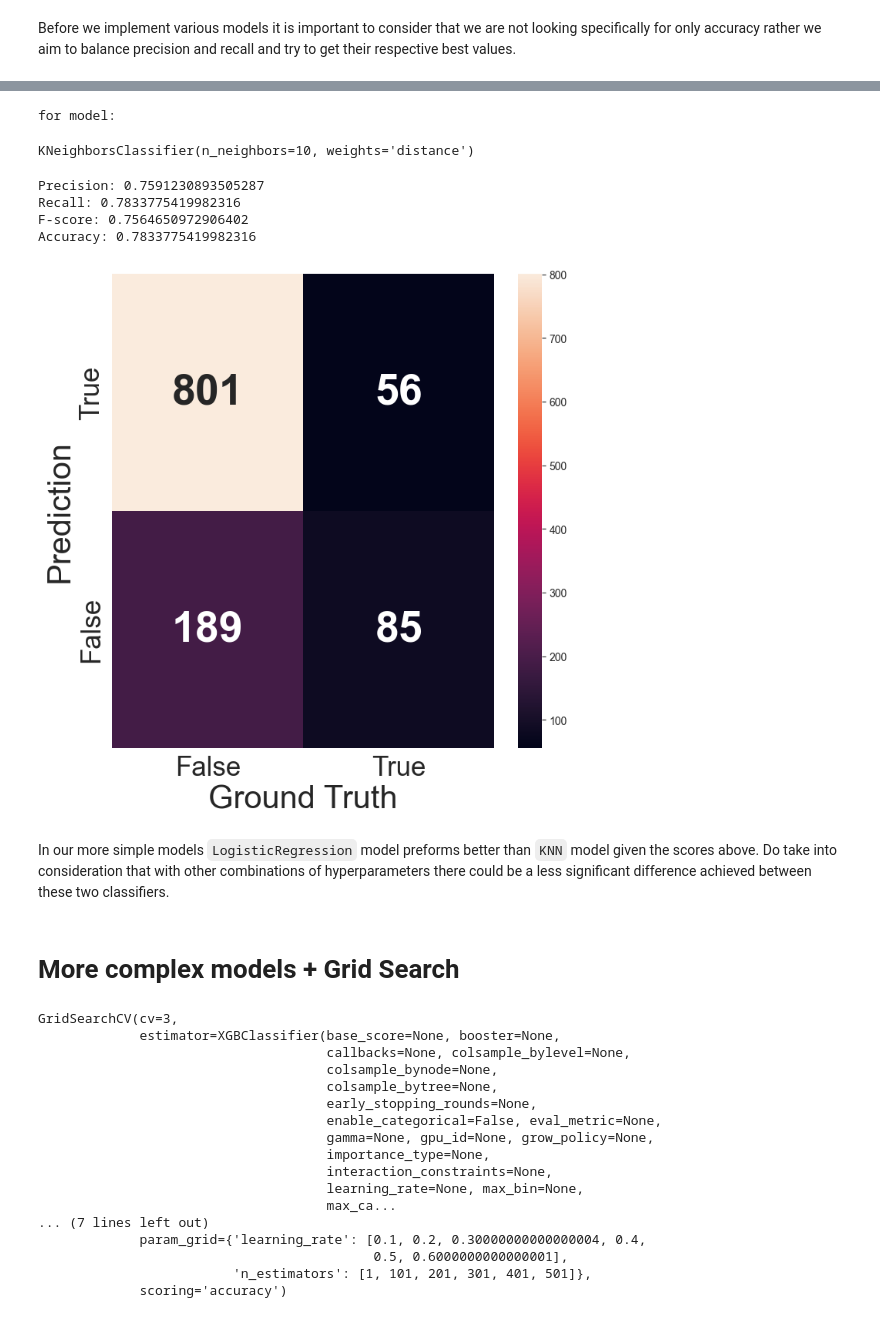
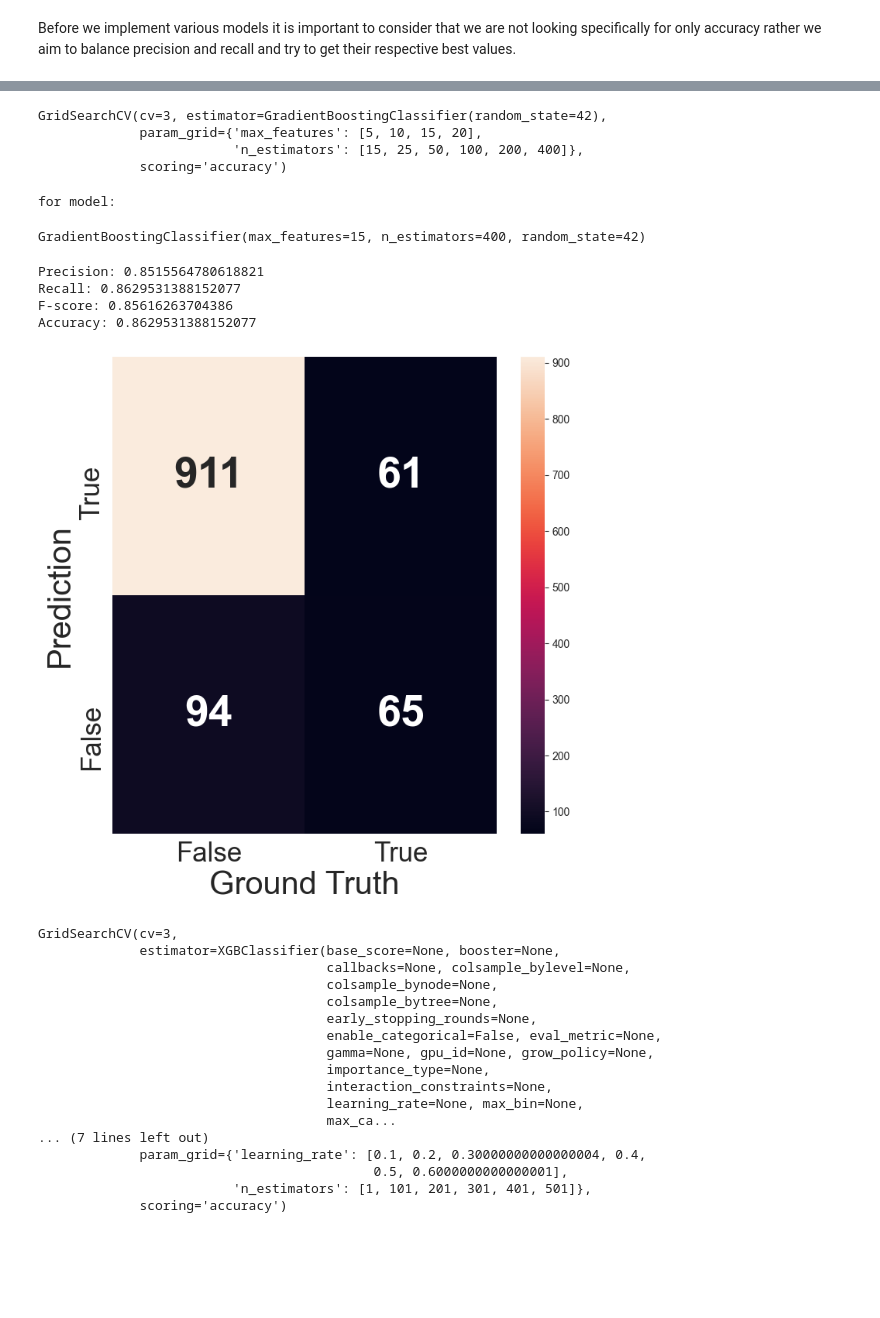
Before and after one commit to File500/Evolucijsko_BOOSTING, a Jupyter notebook: Evolucijsko_project.ipynb, the cells around one changed output, grey strips where cells are left out. Drawn from its saved outputs; the diff is of its cells as text; code cells hidden in the pictures; blank space fills up the shorter version.

```diff
--- a/Evolucijsko_project.ipynb
+++ b/Evolucijsko_project.ipynb
@@ -344,21 +324,28 @@ Accuracy: 0.7992926613616269
-# %%
-knn = KNeighborsClassifier(n_neighbors=10, weights='distance')
-knn.fit(X_smo, y_smo)
-pred = knn.predict(X_test)
-
-get_scores(pred,y_test,knn)
-# %% [output]
-for model:
-KNeighborsClassifier(n_neighbors=10, weights='distance')
-Precision: 0.7591230893505287
-Recall: 0.7833775419982316
-F-score: 0.7564650972906402
-Accuracy: 0.7833775419982316
-[figure, removed]
-# %% [markdown]
-In our more simple models `LogisticRegression` model preforms better than `KNN` model given the scores above. Do take into consideration that with other combinations of hyperparameters there could be a less significant difference achieved between these two classifiers.
-# %% [markdown]
-# More complex models + Grid Search
+# %%
+GBC = GradientBoostingClassifier(random_state=42)
+
+param_grid = {'max_features': [5, 10, 15, 20],
+              'n_estimators': [15, 25, 50, 100, 200, 400]}
+
+search = GridSearchCV(estimator=GBC, param_grid=param_grid,scoring="accuracy",cv=3)
+search.fit(X_smo, y_smo)
+# %% [output]
+GridSearchCV(cv=3, estimator=GradientBoostingClassifier(random_state=42),
+             param_grid={'max_features': [5, 10, 15, 20],
+                         'n_estimators': [15, 25, 50, 100, 200, 400]},
+             scoring='accuracy')
+# %%
+best = search.best_estimator_
+pred = best.predict(X_test)
+get_scores(pred,y_test,best)
+# %% [output]
+for model:
+GradientBoostingClassifier(max_features=15, n_estimators=400, random_state=42)
+Precision: 0.8515564780618821
+Recall: 0.8629531388152077
+F-score: 0.85616263704386
+Accuracy: 0.8629531388152077
+[figure, added]
 # %%
 xgc_cv = XGBClassifier(objective='binary:logistic',random_state=42)
 
```
Also changed, not shown: parts of 9 cells of this notebook, 1 other file.
